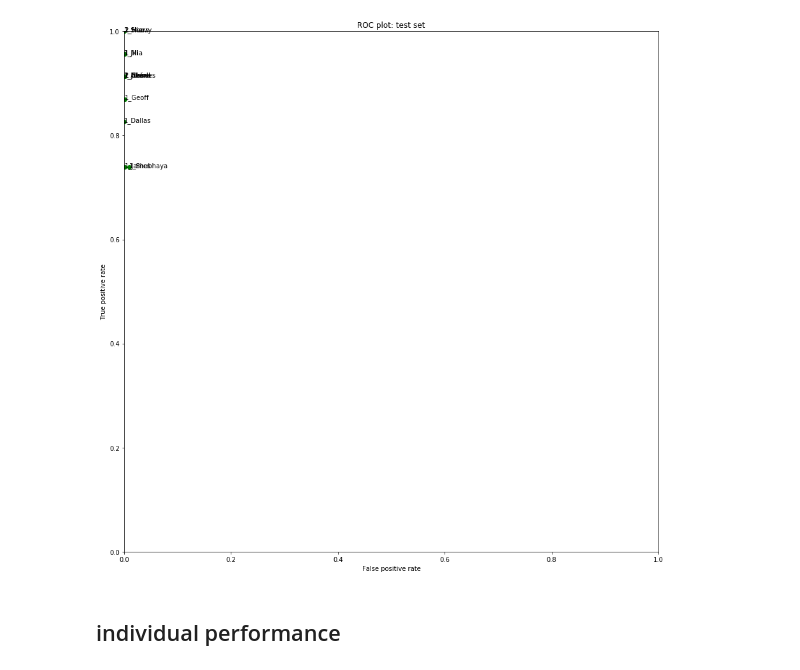
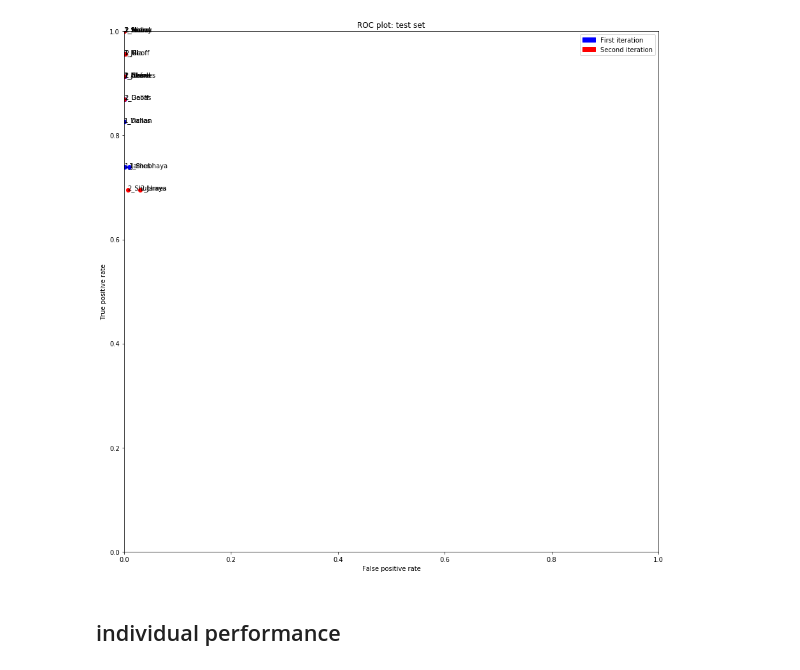
Before and after one commit to visualizedata/ml, a Jupyter notebook: iterations/ML_2_iterations.ipynb, the cells around one changed output. Saved outputs shown, nothing was run; the diff lists cells and outputs as text; code cells hidden in the pictures.

```diff
--- a/iterations/ML_2_iterations.ipynb
+++ b/iterations/ML_2_iterations.ipynb
@@ -5,18 +7,28 @@ import matplotlib.pyplot as plt
 %matplotlib inline
 plt.rcParams['figure.figsize'] = (15, 15)
 # %%
-for fit in performance:
+for fit in performance_1:
     plt.plot(fit['fpr'],
-             fit['tpr'], 'go')
+             fit['tpr'], 'bo')
+    plt.text(fit['fpr'],
+             fit['tpr'], fit['name'].title())
+for fit in performance_2:
+    plt.plot(fit['fpr'],
+             fit['tpr'], 'ro')
     plt.text(fit['fpr'],
              fit['tpr'], fit['name'].title())
 plt.axis([0, 1, 0, 1])
 plt.title('ROC plot: test set')
 plt.xlabel('False positive rate')
 plt.ylabel('True positive rate')
+blue_patch = mpatches.Patch(color='blue', label='First iteration')
+red_patch = mpatches.Patch(color='red', label='Second iteration')
+# green_patch = mpatches.Patch(color='green', label='Third iteration')
+# yellow_patch = mpatches.Patch(color='yellow', label='Fourth iteration')
+plt.legend(handles=[blue_patch, red_patch])
 plt.show()
 # %% [output]
-[figure, old version]
+[figure, new version]
 # %% [markdown]
 ## individual performance
 # %%
```
Also changed, not shown: parts of 4 cells of this notebook, 2 other files.
